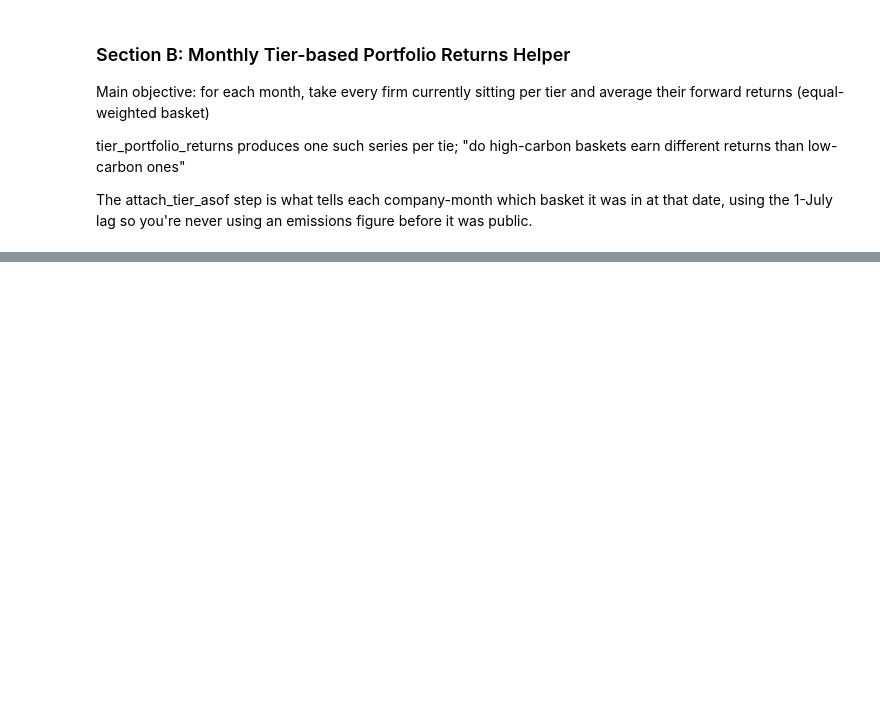
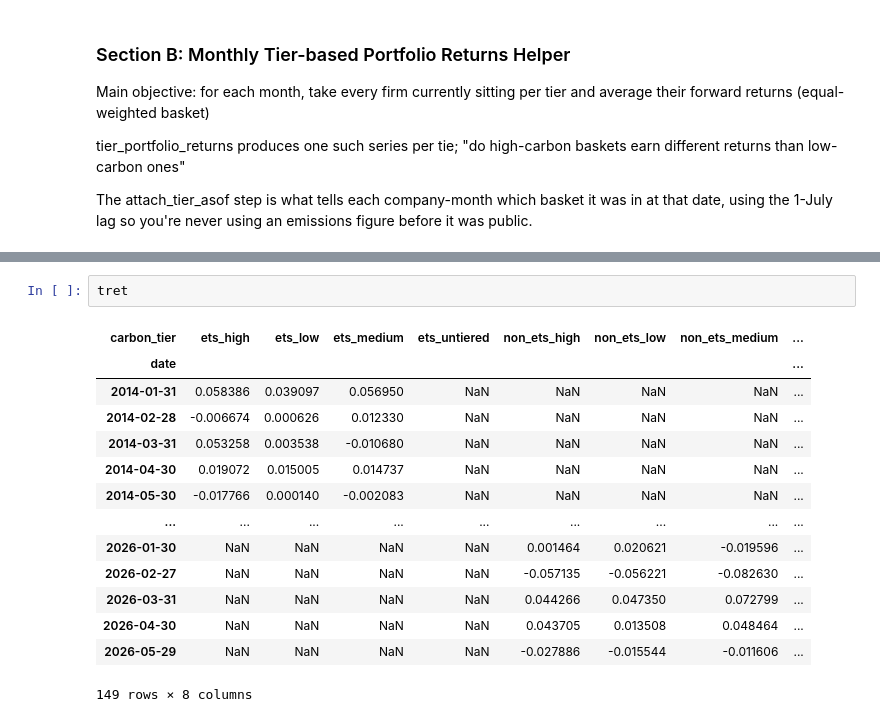
Before and after one commit to salinela/carbon-portfolio-project-v2, a Jupyter notebook: notebooks/08_eda.ipynb, the cells around one changed output, grey strips where cells are left out. Cells and saved outputs as stored; diff of their text form; blank space fills up the shorter version.

```diff
--- a/notebooks/08_eda.ipynb
+++ b/notebooks/08_eda.ipynb
@@ -196,0 +331,17 @@ tret.tail()
+# %%
+tret
+# %% [output]
+| carbon_tier | ets_high | ets_low | ets_medium | ets_untiered | non_ets_high | non_ets_low | non_ets_medium | ... |
+| date |  |  |  |  |  |  |  | ... |
+| 2014-01-31 | 0.058386 | 0.039097 | 0.056950 | NaN | NaN | NaN | NaN | ... |
+| 2014-02-28 | -0.006674 | 0.000626 | 0.012330 | NaN | NaN | NaN | NaN | ... |
+| 2014-03-31 | 0.053258 | 0.003538 | -0.010680 | NaN | NaN | NaN | NaN | ... |
+| 2014-04-30 | 0.019072 | 0.015005 | 0.014737 | NaN | NaN | NaN | NaN | ... |
+| 2014-05-30 | -0.017766 | 0.000140 | -0.002083 | NaN | NaN | NaN | NaN | ... |
+| ... | ... | ... | ... | ... | ... | ... | ... | ... |
+| 2026-01-30 | NaN | NaN | NaN | NaN | 0.001464 | 0.020621 | -0.019596 | ... |
+| 2026-02-27 | NaN | NaN | NaN | NaN | -0.057135 | -0.056221 | -0.082630 | ... |
+| 2026-03-31 | NaN | NaN | NaN | NaN | 0.044266 | 0.047350 | 0.072799 | ... |
+| 2026-04-30 | NaN | NaN | NaN | NaN | 0.043705 | 0.013508 | 0.048464 | ... |
+| 2026-05-29 | NaN | NaN | NaN | NaN | -0.027886 | -0.015544 | -0.011606 | ... |
+149 rows × 8 columns
```
Also changed, not shown: parts of 16 cells of this notebook.
